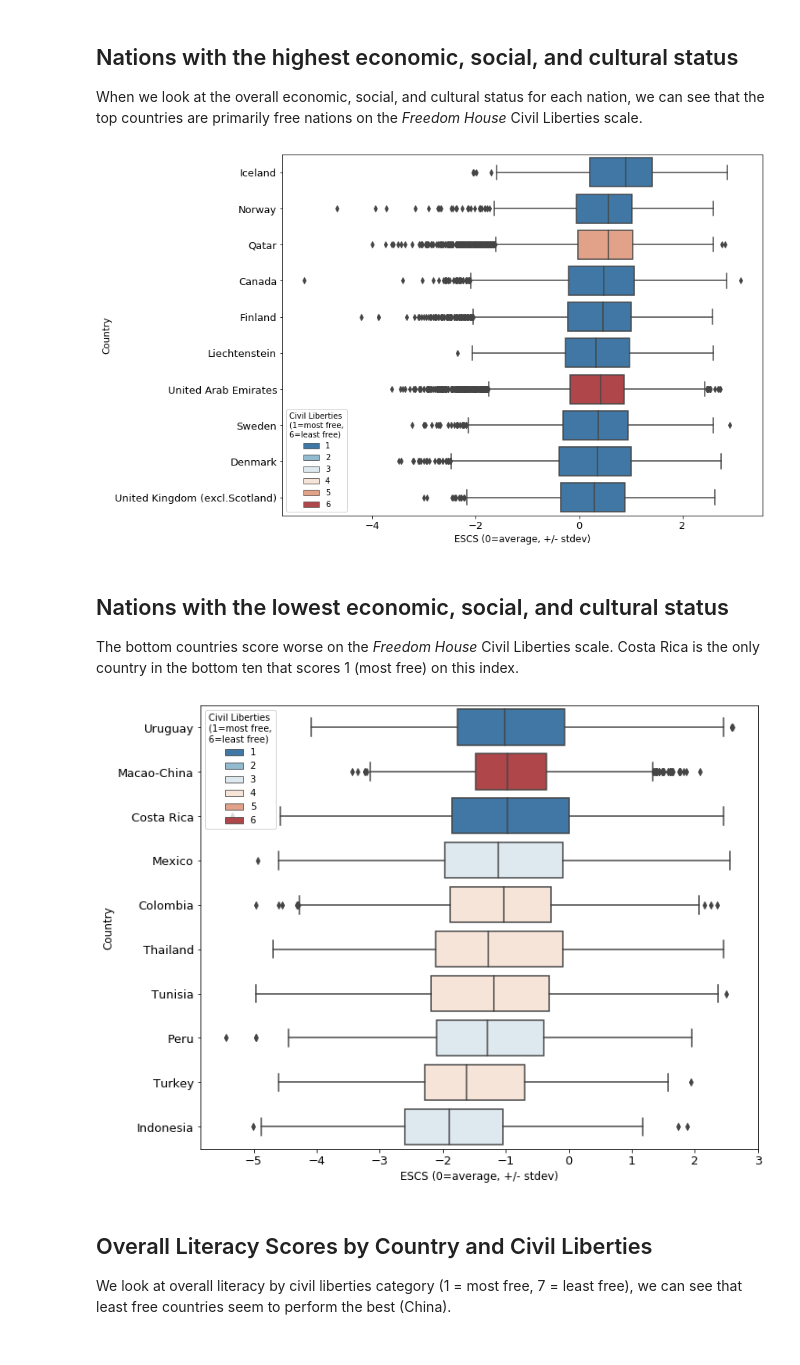
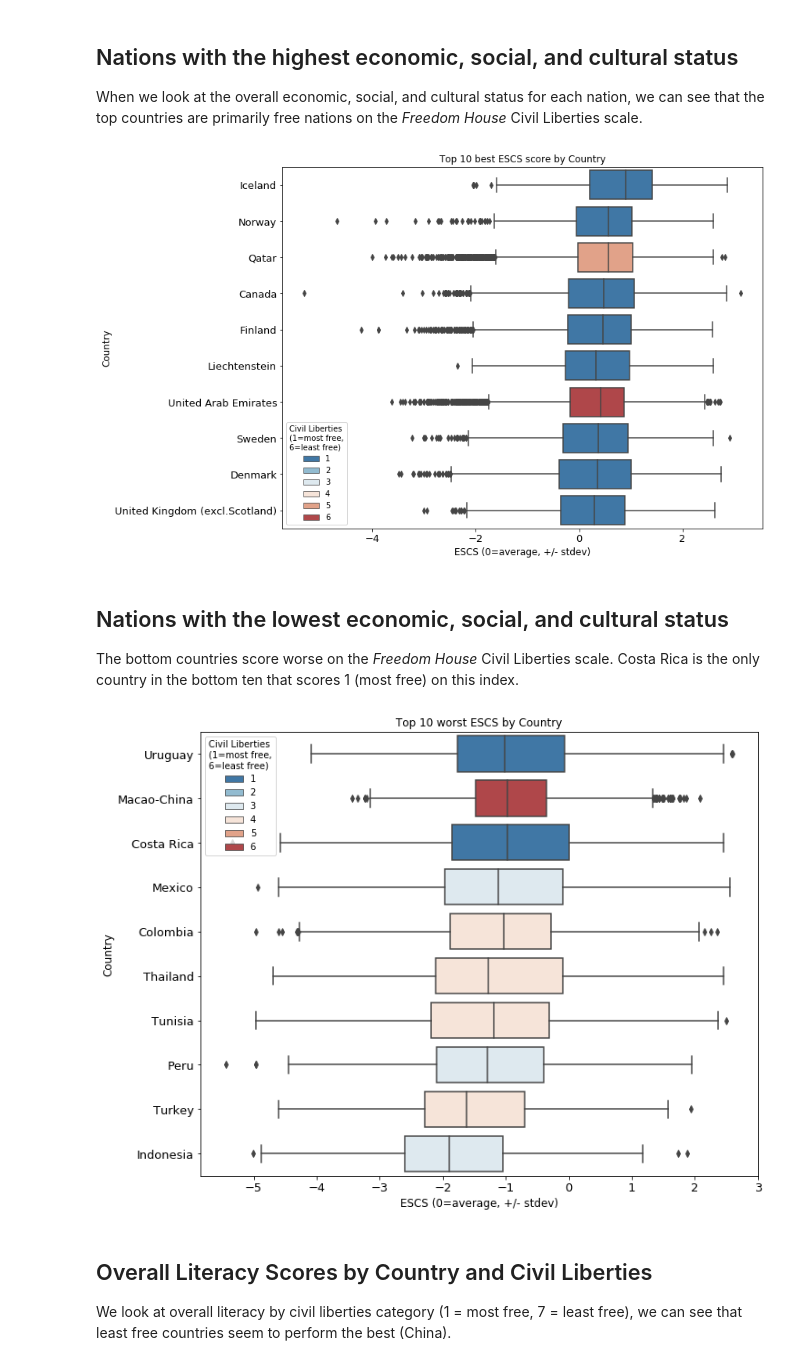
Before and after one commit to att9992/Data-Analyst-Projects, a Jupyter notebook: Project 5 PISA/PISA_presentation.ipynb, the cells around one changed output. Drawn from its saved outputs; the diff is of its cells as text; code cells hidden in the pictures.

```diff
--- a/Project 5 PISA/PISA_presentation.ipynb
+++ b/Project 5 PISA/PISA_presentation.ipynb
@@ -80,9 +82,10 @@ ax.set_xlabel("ESCS (0=average, +/- stdev)", fontsize=12)
 legend = ax.legend(loc='lower left', title_fontsize=10).set_title(
     'Civil Liberties\n(1=most free,\n6=least free)')
 ax.tick_params(labelsize=13)
+ax.set_title("Top 10 best ESCS score by Country")
 plt.show()
 # %% [output]
-[figure, old version]
+[figure, new version]
 # %% [markdown]
 ## Nations with the lowest economic, social, and cultural status
 
@@ -90,24 +93,25 @@ The bottom countries score worse on the _Freedom House_ Civil Liberties scale. C
 # %%
 cnt_sort = df_clean.groupby('country')['ESCS'].mean().sort_values(
     ascending=False).dropna().tail(10)
 
 fig, ax = plt.subplots()
 fig.set_size_inches(11, 9)
 sns.boxplot(data=df_clean,
             y='country',
             x='ESCS',
             order=cnt_sort.index.get_level_values('country'),
             dodge=False,
             palette='RdBu_r',
             hue='civil_liberties')
 ax.set_ylabel("Country", fontsize=12)
 ax.set_xlabel("ESCS (0=average, +/- stdev)", fontsize=12)
 legend = ax.legend(loc='best', title_fontsize=10).set_title(
     'Civil Liberties\n(1=most free,\n6=least free)')
 ax.tick_params(labelsize=13)
+ax.set_title("Top 10 worst ESCS by Country")
 plt.show()
 # %% [output]
-[figure, old version]
+[figure, new version]
 # %% [markdown]
 ## Overall Literacy Scores by Country and Civil Liberties
 
```
Also changed, not shown: parts of 4 cells of this notebook, 3 other files.
